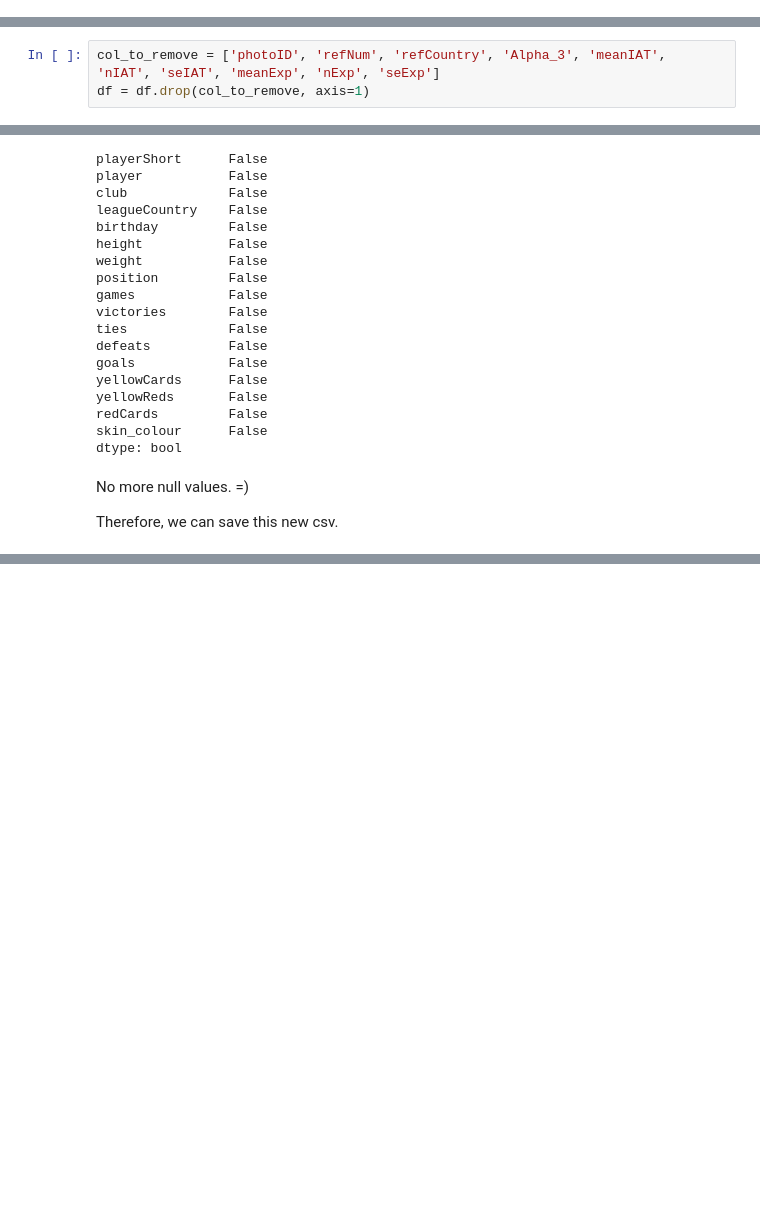
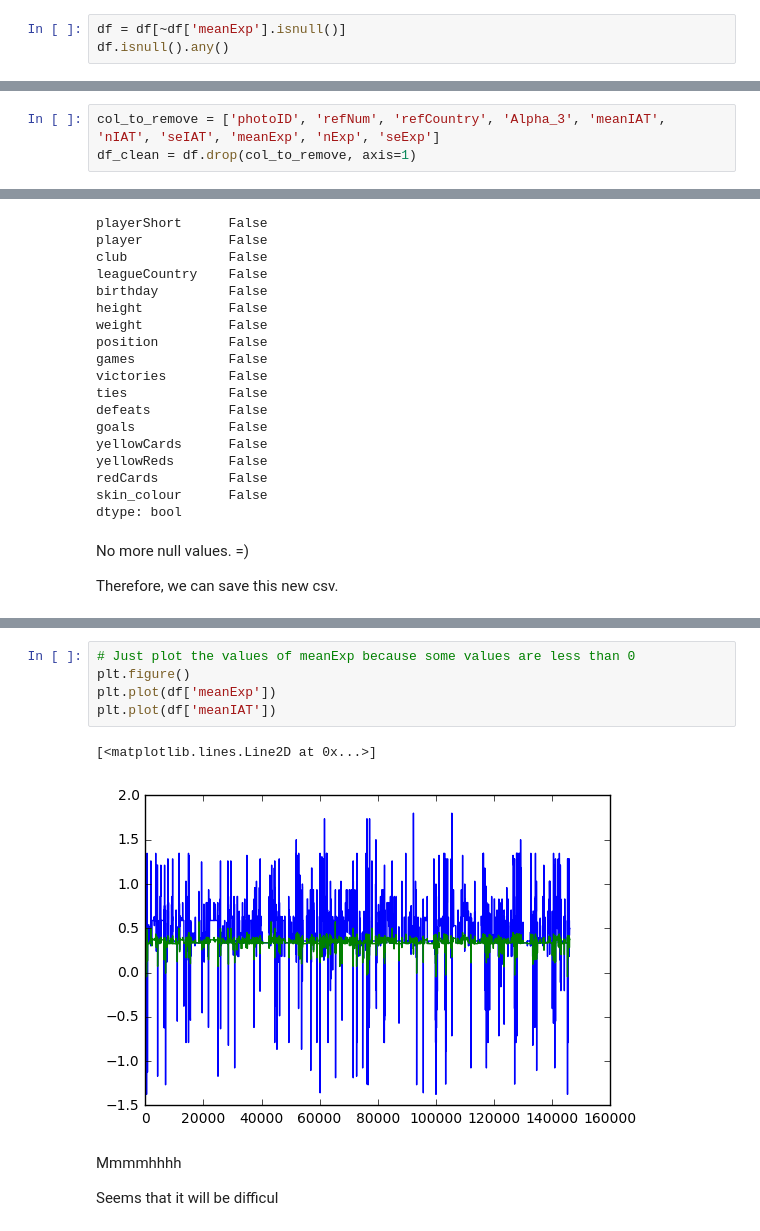
Before and after one commit to jmuth/ADA_homeworks, a Jupyter notebook: 04 - Applied ML/Data_Analysis_and_Cleaning.ipynb, the cells around one changed output, grey strips where cells are left out. Saved outputs shown, nothing was run; the diff lists cells and outputs as text; blank space fills up the shorter version.

```diff
--- a/04 - Applied ML/Data_Analysis_and_Cleaning.ipynb
+++ b/04 - Applied ML/Data_Analysis_and_Cleaning.ipynb
@@ -94,0 +109,3 @@ dtype: bool
+# %%
+df = df[~df['meanExp'].isnull()]
+df.isnull().any()
@@ -160,5 +195,5 @@ We can also remove all the following columns since they concern only a specific
 **We are maybe removing too much columns. So, we will have to decide if we keep them (if we don't aggregate for example). Or we can also scrap some website with stats on football players to get more stats on them**
 # %%
 col_to_remove = ['photoID', 'refNum', 'refCountry', 'Alpha_3', 'meanIAT', 'nIAT', 'seIAT', 'meanExp', 'nExp', 'seExp']
-df = df.drop(col_to_remove, axis=1)
+df_clean = df.drop(col_to_remove, axis=1)
 # %%
@@ -333,0 +566,12 @@ If we want to keep these information, we can use the cross these information wit
+# %%
+# Just plot the values of meanExp because some values are less than 0
+plt.figure()
+plt.plot(df['meanExp'])
+plt.plot(df['meanIAT'])
+# %% [output]
+[<matplotlib.lines.Line2D at 0x...>]
+[figure, added]
+# %% [markdown]
+Mmmmhhhh
+
+Seems that it will be difficul
```
Also changed, not shown: parts of 30 cells of this notebook, 6 other files.
